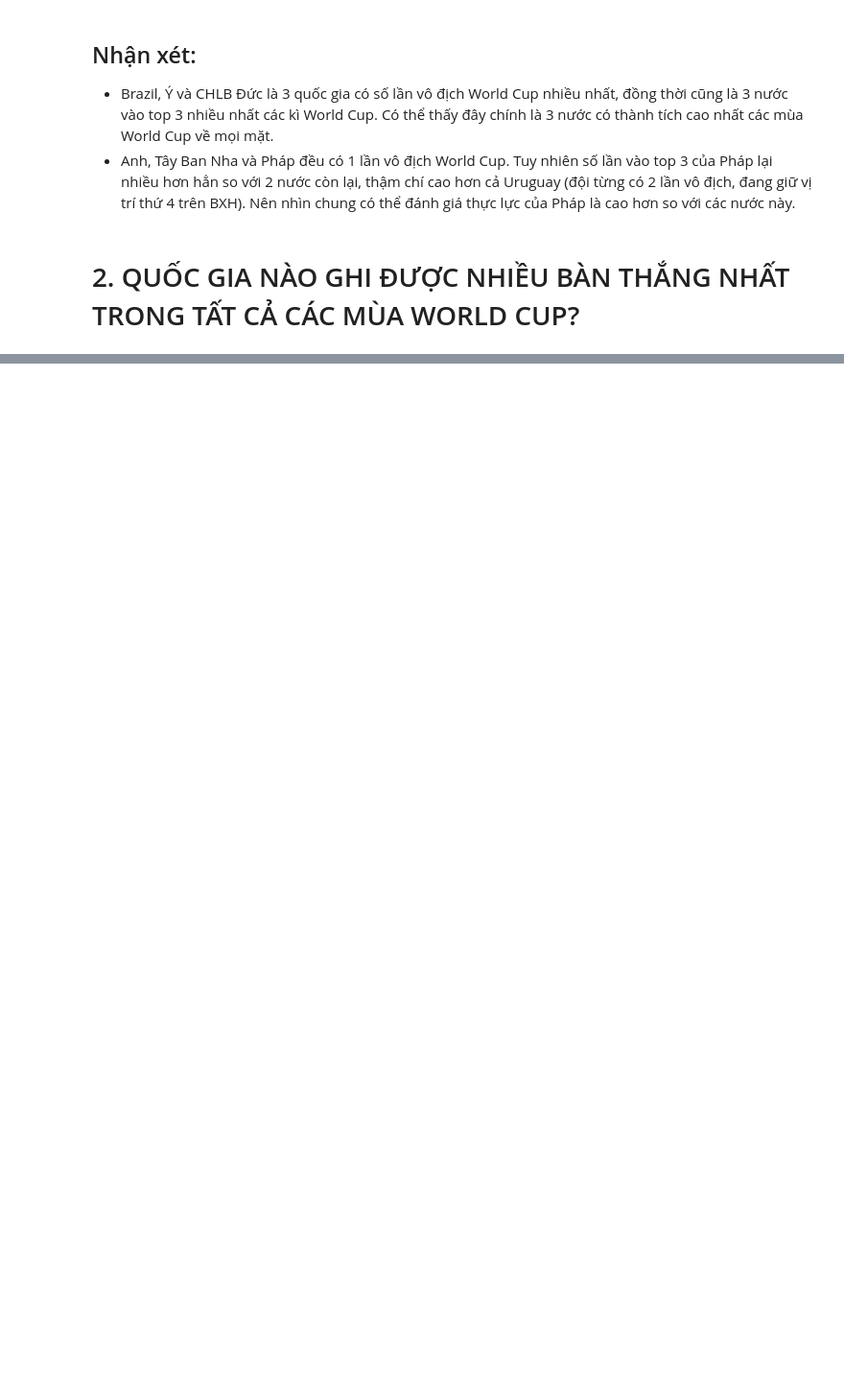
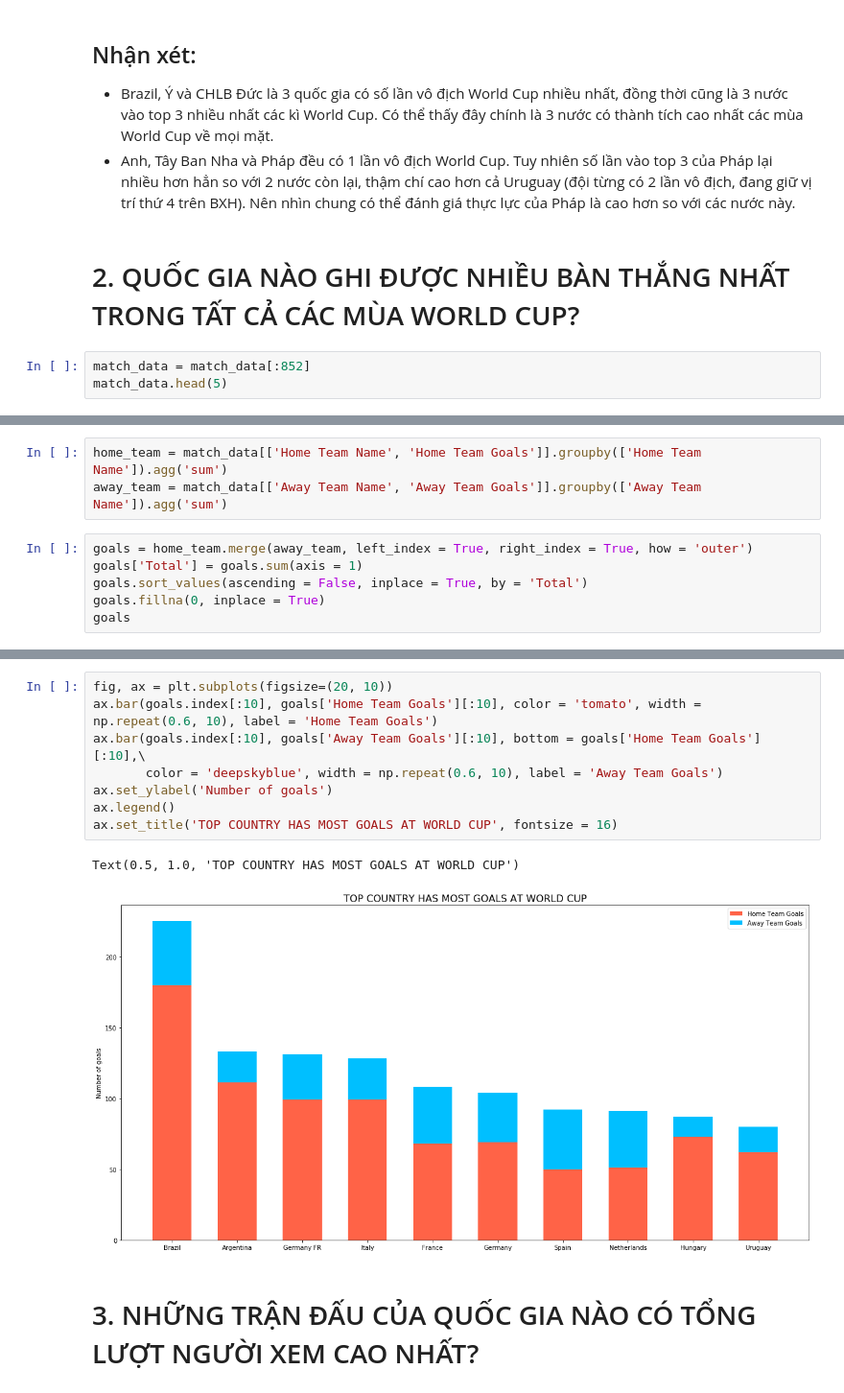
Before and after one commit to logacc99/LTKHDL_FinalProject, a Jupyter notebook: 1712174-NguyenGiaThuan.ipynb, the cells around one changed output, grey strips where cells are left out. Shown at 96% size. Drawn from its saved outputs; the diff is of its cells as text; blank space fills up the shorter version.

```diff
--- a/1712174-NguyenGiaThuan.ipynb
+++ b/1712174-NguyenGiaThuan.ipynb
@@ -201,3 +203,6 @@ ax.legend()
 - Anh, Tây Ban Nha và Pháp đều có 1 lần vô địch World Cup. Tuy nhiên số lần vào top 3 của Pháp lại nhiều hơn hẳn so với 2 nước còn lại, thậm chí cao hơn cả Uruguay (đội từng có 2 lần vô địch, đang giữ vị trí thứ 4 trên BXH). Nên nhìn chung có thể đánh giá thực lực của Pháp là cao hơn so với các nước này.
 # %% [markdown]
 # 2. QUỐC GIA NÀO GHI ĐƯỢC NHIỀU BÀN THẮNG NHẤT TRONG TẤT CẢ CÁC MÙA WORLD CUP?
+# %%
+match_data = match_data[:852]
+match_data.head(5)
@@ -203,0 +216,9 @@ ax.legend()
+# %%
+home_team = match_data[['Home Team Name', 'Home Team Goals']].groupby(['Home Team Name']).agg('sum')
+away_team = match_data[['Away Team Name', 'Away Team Goals']].groupby(['Away Team Name']).agg('sum')
+# %%
+goals = home_team.merge(away_team, left_index = True, right_index = True, how = 'outer')
+goals['Total'] = goals.sum(axis = 1)
+goals.sort_values(ascending = False, inplace = True, by = 'Total')
+goals.fillna(0, inplace = True)
+goals
@@ -203,0 +239,13 @@ ax.legend()
+# %%
+fig, ax = plt.subplots(figsize=(20, 10))
+ax.bar(goals.index[:10], goals['Home Team Goals'][:10], color = 'tomato', width = np.repeat(0.6, 10), label = 'Home Team Goals')
+ax.bar(goals.index[:10], goals['Away Team Goals'][:10], bottom = goals['Home Team Goals'][:10],\
+       color = 'deepskyblue', width = np.repeat(0.6, 10), label = 'Away Team Goals')
+ax.set_ylabel('Number of goals')
+ax.legend()
+ax.set_title('TOP COUNTRY HAS MOST GOALS AT WORLD CUP', fontsize = 16)
+# %% [output]
+Text(0.5, 1.0, 'TOP COUNTRY HAS MOST GOALS AT WORLD CUP')
+[figure, added]
+# %% [markdown]
+# 3. NHỮNG TRẬN ĐẤU CỦA QUỐC GIA NÀO CÓ TỔNG LƯỢT NGƯỜI XEM CAO NHẤT?
```
Also changed, not shown: parts of 6 cells of this notebook.
